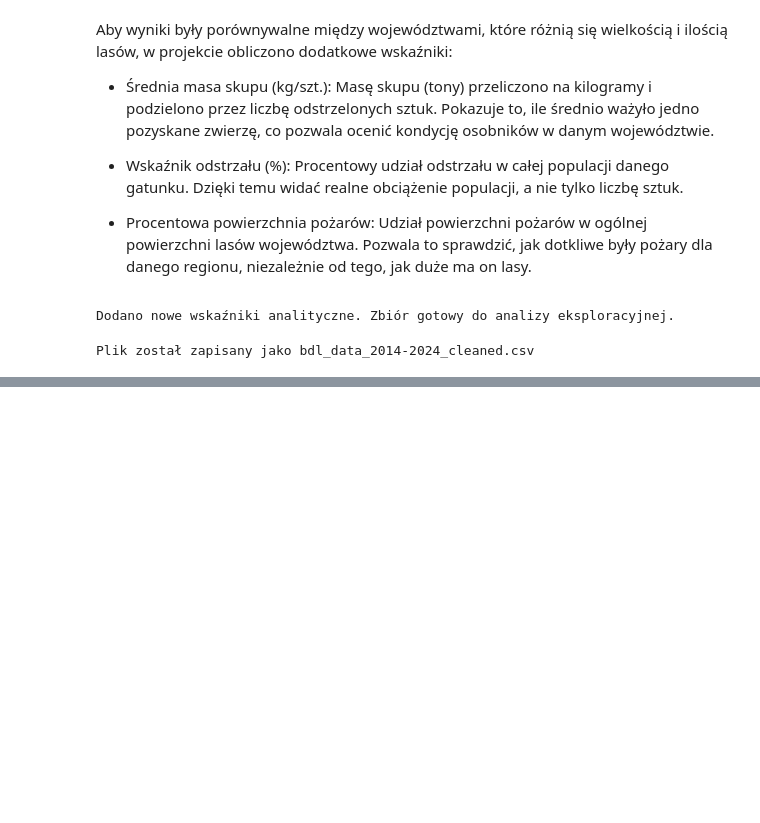
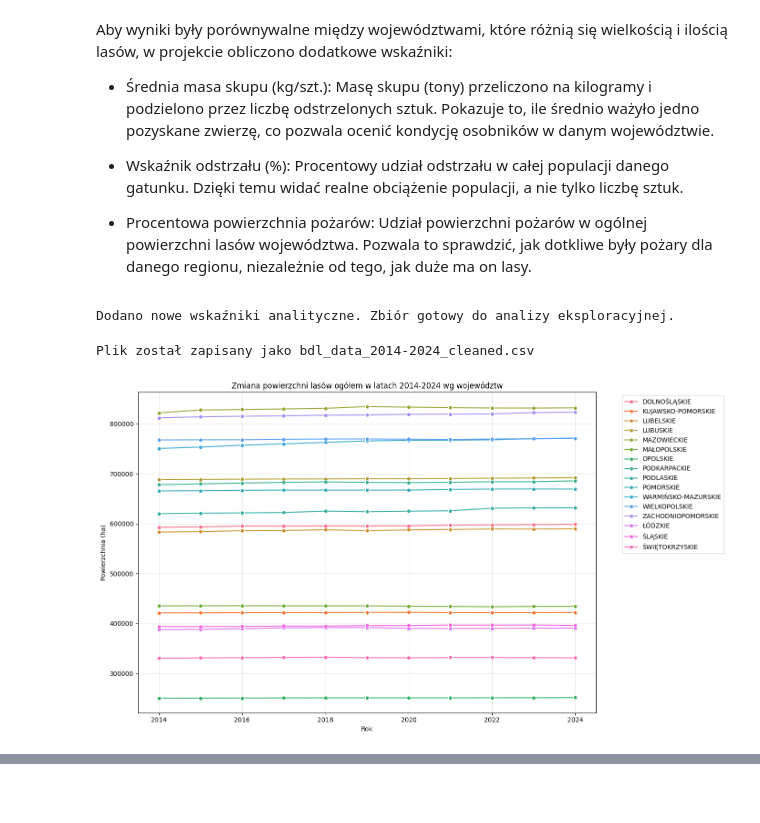
Before and after one commit to edyta02/Analiza-danych-z-R-i-Python---LW, a Jupyter notebook: Projekt.ipynb, the cells around one changed output, grey strips where cells are left out. Cells and saved outputs as stored; diff of their text form; code cells hidden in the pictures; blank space fills up the shorter version.

```diff
--- a/Projekt.ipynb
+++ b/Projekt.ipynb
@@ -869,3 +869,15 @@ df_combined.to_csv('bdl_data_2014-2024_cleaned.csv', index=False)
 print("Plik został zapisany jako bdl_data_2014-2024_cleaned.csv")
 # %% [output]
 Plik został zapisany jako bdl_data_2014-2024_cleaned.csv
+# %%
+plt.figure(figsize=(14, 8))
+sns.lineplot(data=df_combined, x='Year', y='Powierzchnia lasów ogółem (ha)', hue='Region', marker='o')
+plt.title('Zmiana powierzchni lasów ogółem w latach 2014-2024 wg województw')
+plt.ylabel('Powierzchnia (ha)')
+plt.xlabel('Rok')
+plt.legend(bbox_to_anchor=(1.05, 1), loc='upper left')
+plt.grid(True, alpha=0.3)
+plt.tight_layout()
+plt.show()
+# %% [output]
+[figure, added]
```
Also changed, not shown: parts of 18 cells of this notebook.
